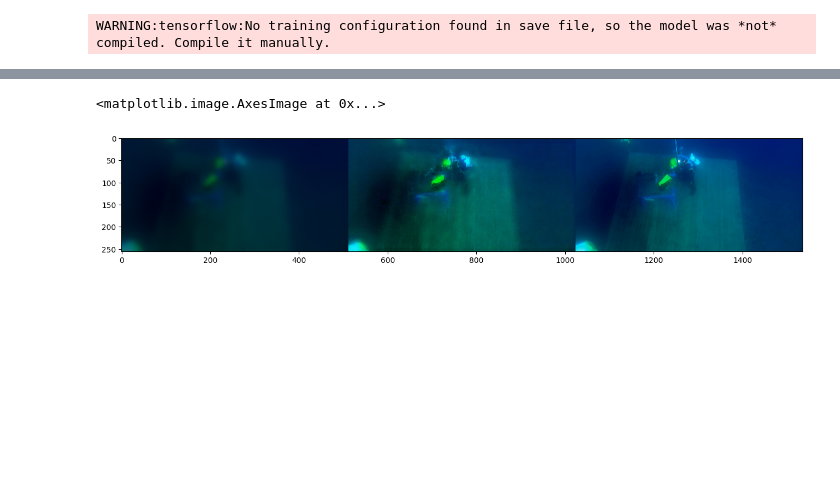
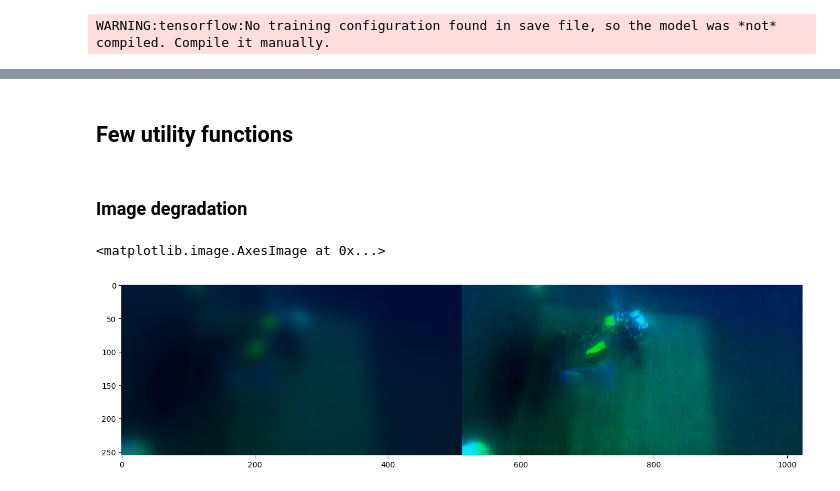
Before and after one commit to DeeperSense/BTS-2023, a Jupyter notebook: sonavision/sonavision-bts-tutorial.ipynb, the cells around one changed output, grey strips where cells are left out. Drawn from its saved outputs; the diff is of its cells as text; code cells hidden in the pictures; blank space fills up the shorter version.

```diff
--- a/sonavision/sonavision-bts-tutorial.ipynb
+++ b/sonavision/sonavision-bts-tutorial.ipynb
@@ -56,0 +85,15 @@ plt.imshow(np.hstack((sonar.numpy()/255,camera.numpy()/255)))
+# %%
+image_file = "/content/BTS23/{}/test-data/1.png".format(dataset)
+image = tf.io.read_file(image_file)
+image = tf.io.decode_png(image)
+
+plt.figure(figsize=(16,5))
+plt.imshow(image)
+plt.axis('off')
+
+# image width
+w = tf.shape(image)[1] // 2
+
+# split camera and sonar, and cast into tf tensors
+camera = tf.cast(image[:, :w, :], tf.float32)
+sonar = tf.cast(image[:, w:, :], tf.float32)
@@ -57,3 +102,5 @@ plt.imshow(np.hstack((sonar.numpy()/255,camera.numpy()/255)))
+# %% [markdown]
+## Few utility functions
 # %%
 def normalize_inputs(x):
   """ Normalize a list of 8-bit images to the range of [-1,1]
@@ -73,20 +120,22 @@ def blur(image, d: int = 0.5):
   kernel = (k,k) # kernel
   blurred = cv2.GaussianBlur(src=image.numpy(), ksize=kernel, sigmaX=var, sigmaY=var) # gaussian blur
   return blurred
-
-d = 0.5
-dark = darken(camera, d)
-dark = blur(dark, d)
-
-images = normalize_inputs([camera, dark, sonar])
-camera, dark, sonar = images
+# %% [markdown]
+### Image degradation
 # %%
+d = 0.5 # darkness factor
+dark = darken(camera, d)
+dark = blur(dark,0.75)
+
+dark, sonar = normalize_inputs([dark, sonar])
+
 prediction = generator([dark[None,:,:,:], sonar[None,:,:,:]], training=True)
 pred = prediction[0].numpy()
 
-stacked = np.hstack((dark,pred,camera))
+stacked = np.hstack((dark,pred))
+stacked = stacked*0.5+0.5
 plt.figure(figsize=(16,5))
-plt.imshow(stacked*0.5+0.5)
+plt.imshow(stacked)
 # %% [output]
 <matplotlib.image.AxesImage at 0x...>
-[figure, old version]
+[figure, new version]
```
Also changed, not shown: parts of 16 cells of this notebook.
